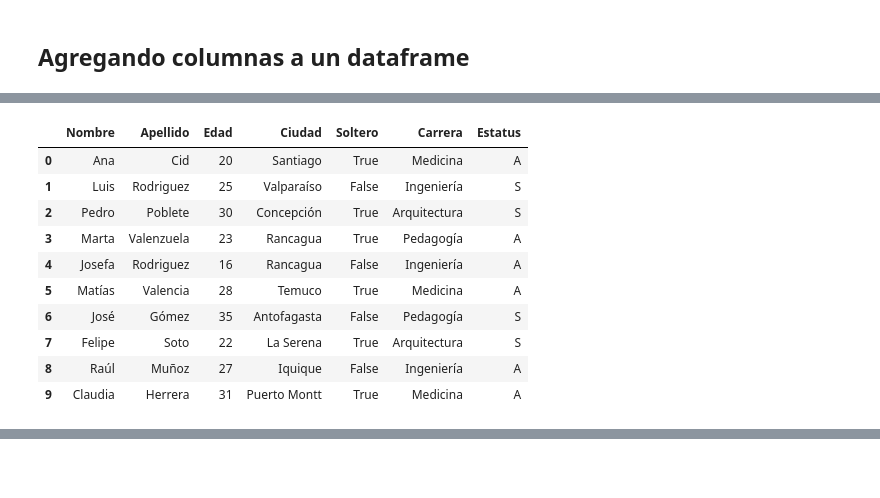
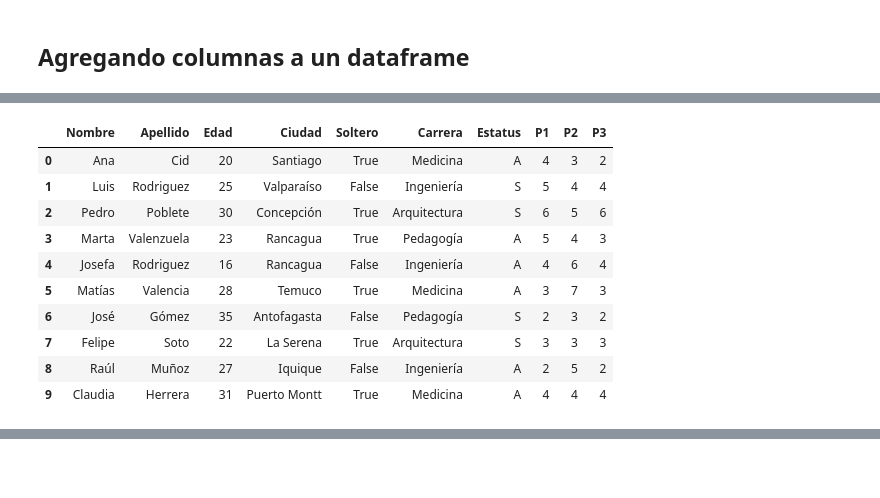
Before and after one commit to kenyer317/pcp, a Jupyter notebook: dataframes.ipynb, the cells around one changed output, grey strips where cells are left out. Drawn from its saved outputs; the diff is of its cells as text; code cells hidden in the pictures.

```diff
--- a/dataframes.ipynb
+++ b/dataframes.ipynb
@@ -771,14 +786,18 @@ df['Estatus'] = ['A', 'S', 'S', 'A','A', 'A', 'S', 'S', 'A','A']
 # %%
+## Agregando Notas "P1", "P2", "P3"
+df["P1"]=[4, 5, 6, 5, 4, 3, 2, 3, 2, 4]
+df["P2"]=[3, 4, 5, 4, 6, 7, 3, 3, 5, 4]
+df["P3"]=[2, 4, 6, 3, 4, 3, 2, 3, 2, 4]
 df
 # %% [output]
-|  | Nombre | Apellido | Edad | Ciudad | Soltero | Carrera | Estatus |
-| 0 | Ana | Cid | 20 | Santiago | True | Medicina | A |
-| 1 | Luis | Rodriguez | 25 | Valparaíso | False | Ingeniería | S |
-| 2 | Pedro | Poblete | 30 | Concepción | True | Arquitectura | S |
-| 3 | Marta | Valenzuela | 23 | Rancagua | True | Pedagogía | A |
-| 4 | Josefa | Rodriguez | 16 | Rancagua | False | Ingeniería | A |
-| 5 | Matías | Valencia | 28 | Temuco | True | Medicina | A |
-| 6 | José | Gómez | 35 | Antofagasta | False | Pedagogía | S |
-| 7 | Felipe | Soto | 22 | La Serena | True | Arquitectura | S |
-| 8 | Raúl | Muñoz | 27 | Iquique | False | Ingeniería | A |
-| 9 | Claudia | Herrera | 31 | Puerto Montt | True | Medicina | A |
+|  | Nombre | Apellido | Edad | Ciudad | Soltero | Carrera | Estatus | P1 | P2 | P3 |
+| 0 | Ana | Cid | 20 | Santiago | True | Medicina | A | 4 | 3 | 2 |
+| 1 | Luis | Rodriguez | 25 | Valparaíso | False | Ingeniería | S | 5 | 4 | 4 |
+| 2 | Pedro | Poblete | 30 | Concepción | True | Arquitectura | S | 6 | 5 | 6 |
+| 3 | Marta | Valenzuela | 23 | Rancagua | True | Pedagogía | A | 5 | 4 | 3 |
+| 4 | Josefa | Rodriguez | 16 | Rancagua | False | Ingeniería | A | 4 | 6 | 4 |
+| 5 | Matías | Valencia | 28 | Temuco | True | Medicina | A | 3 | 7 | 3 |
+| 6 | José | Gómez | 35 | Antofagasta | False | Pedagogía | S | 2 | 3 | 2 |
+| 7 | Felipe | Soto | 22 | La Serena | True | Arquitectura | S | 3 | 3 | 3 |
+| 8 | Raúl | Muñoz | 27 | Iquique | False | Ingeniería | A | 2 | 5 | 2 |
+| 9 | Claudia | Herrera | 31 | Puerto Montt | True | Medicina | A | 4 | 4 | 4 |
```
Also changed, not shown: parts of 27 cells of this notebook, 1 other file.
